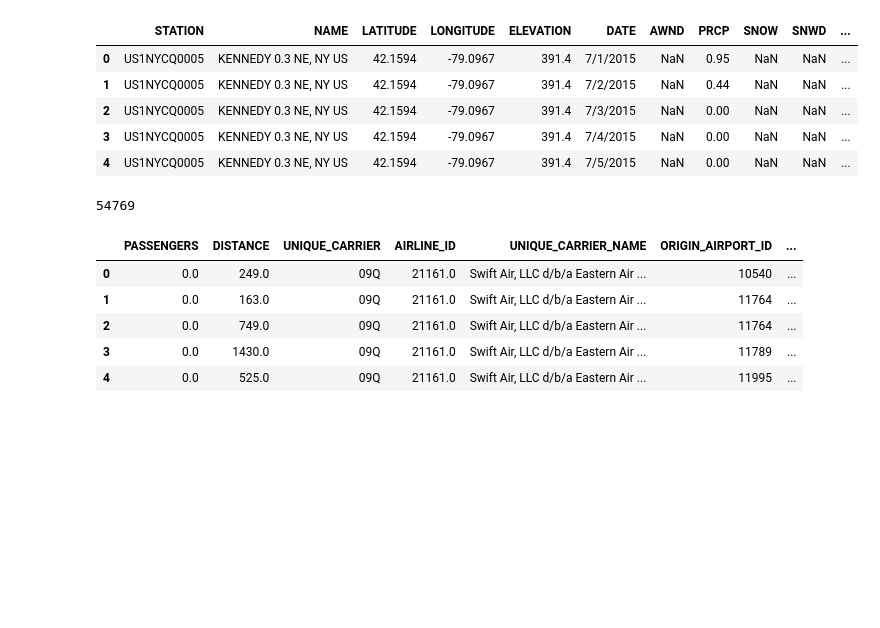
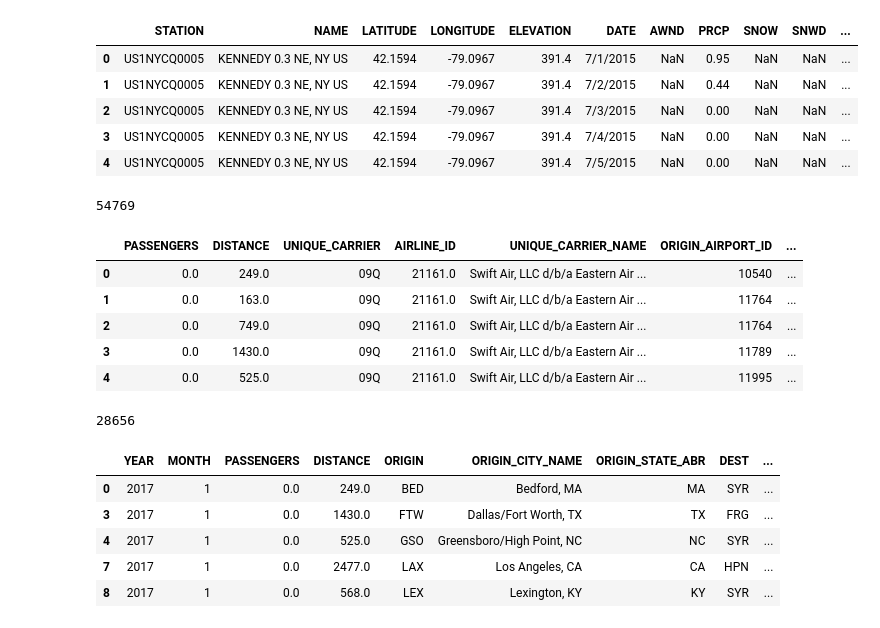
Before and after one commit to giolee88/FluTracker, a Jupyter notebook: Code/Population_AirTravel.ipynb, the cells around one changed output. Cells and saved outputs as stored; diff of their text form; code cells hidden in the pictures; blank space fills up the shorter version.

```diff
--- a/Code/Population_AirTravel.ipynb
+++ b/Code/Population_AirTravel.ipynb
@@ -52,3 +52,19 @@ df_air.head()
 | 2 | 0.0 | 749.0 | 09Q | 21161.0 | Swift Air, LLC d/b/a Eastern Air ... | 11764 | ... |
 | 3 | 0.0 | 1430.0 | 09Q | 21161.0 | Swift Air, LLC d/b/a Eastern Air ... | 11789 | ... |
 | 4 | 0.0 | 525.0 | 09Q | 21161.0 | Swift Air, LLC d/b/a Eastern Air ... | 11995 | ... |
+# %%
+df_air_ny = df_air.loc[df_air['DEST_STATE_ABR']=='NY']
+len(df_air_ny)
+# %% [output]
+28656
+# %%
+df_air_ny_grp = df_air_ny[['YEAR','MONTH','PASSENGERS','DISTANCE','ORIGIN','ORIGIN_CITY_NAME','ORIGIN_STATE_ABR','DEST','DEST_CITY_NAME','DEST_STATE_ABR']]
+
+df_air_ny_grp.head()
+# %% [output]
+|  | YEAR | MONTH | PASSENGERS | DISTANCE | ORIGIN | ORIGIN_CITY_NAME | ORIGIN_STATE_ABR | DEST | ... |
+| 0 | 2017 | 1 | 0.0 | 249.0 | BED | Bedford, MA | MA | SYR | ... |
+| 3 | 2017 | 1 | 0.0 | 1430.0 | FTW | Dallas/Fort Worth, TX | TX | FRG | ... |
+| 4 | 2017 | 1 | 0.0 | 525.0 | GSO | Greensboro/High Point, NC | NC | SYR | ... |
+| 7 | 2017 | 1 | 0.0 | 2477.0 | LAX | Los Angeles, CA | CA | HPN | ... |
+| 8 | 2017 | 1 | 0.0 | 568.0 | LEX | Lexington, KY | KY | SYR | ... |
```
Also changed, not shown: parts of 2 cells of this notebook.
